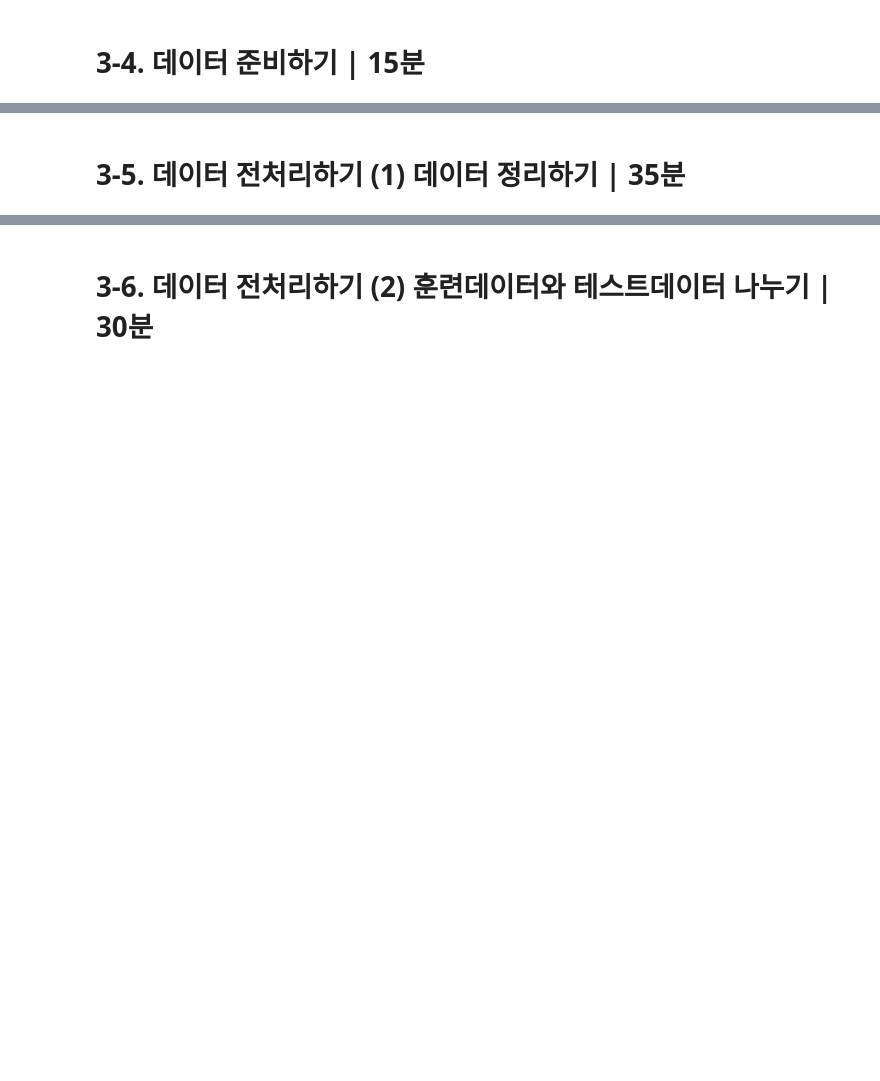
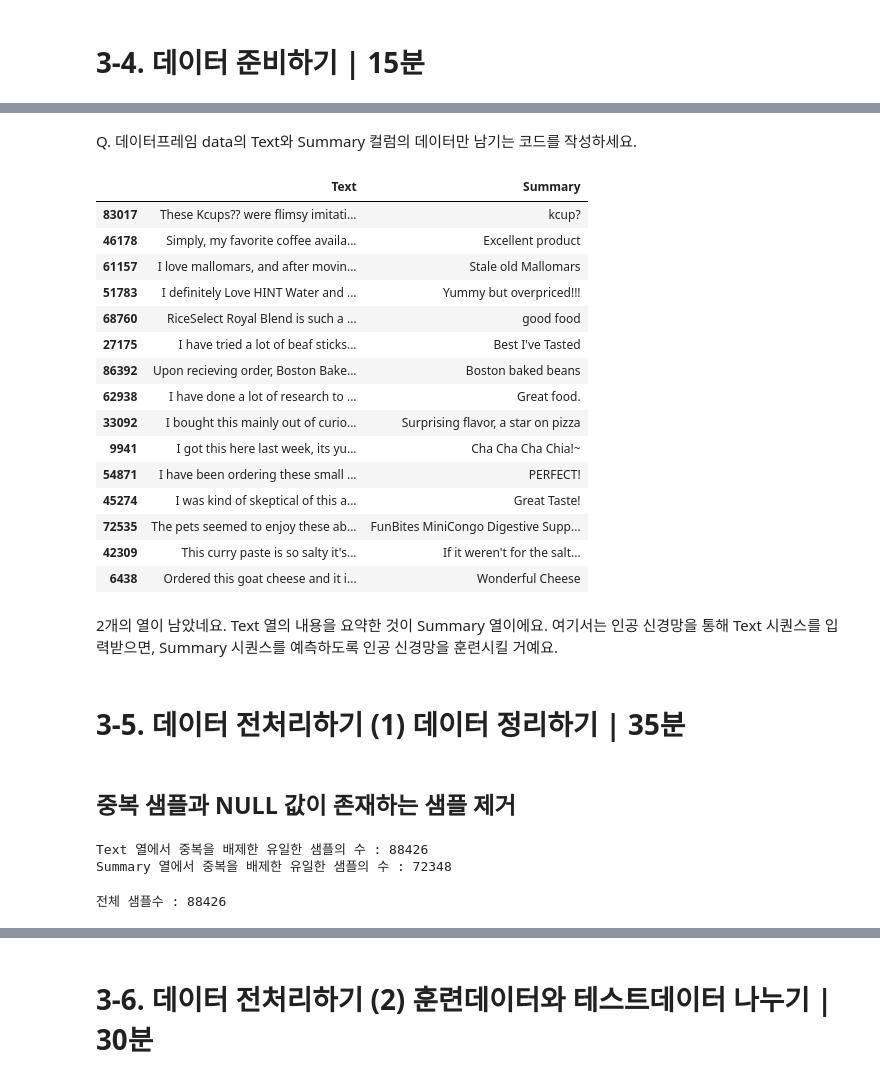
Before and after one commit to JUD210/exploration_02, a Jupyter notebook: ipynb_files/ex02_news_summarization.ipynb, the cells around one changed output, grey strips where cells are left out. Drawn from its saved outputs; the diff is of its cells as text; code cells hidden in the pictures; blank space fills up the shorter version.

```diff
--- a/ipynb_files/ex02_news_summarization.ipynb
+++ b/ipynb_files/ex02_news_summarization.ipynb
@@ -11,2 +55,44 @@
+# %% [markdown]
+Q. 데이터프레임 data의 Text와 Summary 컬럼의 데이터만 남기는 코드를 작성하세요.
+# %%
+# data = [[YOUR CODE]]
+data = data[['Text', 'Summary']]
+data.head()
+
+#랜덤한 15개 샘플 출력
+data.sample(15)
+# %% [output]
+|  | Text | Summary |
+| 83017 | These Kcups?? were flimsy imitati... | kcup? |
+| 46178 | Simply, my favorite coffee availa... | Excellent product |
+| 61157 | I love mallomars, and after movin... | Stale old Mallomars |
+| 51783 | I definitely Love HINT Water and ... | Yummy but overpriced!!! |
+| 68760 | RiceSelect Royal Blend is such a ... | good food |
+| 27175 | I have tried a lot of beaf sticks... | Best I've Tasted |
+| 86392 | Upon recieving order, Boston Bake... | Boston baked beans |
+| 62938 | I have done a lot of research to ... | Great food. |
+| 33092 | I bought this mainly out of curio... | Surprising flavor, a star on pizza |
+| 9941 | I got this here last week, its yu... | Cha Cha Cha Chia!~ |
+| 54871 | I have been ordering these small ... | PERFECT! |
+| 45274 | I was kind of skeptical of this a... | Great Taste! |
+| 72535 | The pets seemed to enjoy these ab... | FunBites MiniCongo Digestive Supp... |
+| 42309 | This curry paste is so salty it's... | If it weren't for the salt... |
+| 6438 | Ordered this goat cheese and it i... | Wonderful Cheese |
+# %% [markdown]
+2개의 열이 남았네요. Text 열의 내용을 요약한 것이 Summary 열이에요. 여기서는 인공 신경망을 통해 Text 시퀀스를 입력받으면, Summary 시퀀스를 예측하도록 인공 신경망을 훈련시킬 거예요.
 # %% [markdown]
 # 3-5. 데이터 전처리하기 (1) 데이터 정리하기 | 35분
+# %% [markdown]
+## 중복 샘플과 NULL 값이 존재하는 샘플 제거
+# %%
+print('Text 열에서 중복을 배제한 유일한 샘플의 수 :', data['Text'].nunique())
+print('Summary 열에서 중복을 배제한 유일한 샘플의 수 :', data['Summary'].nunique())
+# %% [output]
+Text 열에서 중복을 배제한 유일한 샘플의 수 : 88426
+Summary 열에서 중복을 배제한 유일한 샘플의 수 : 72348
+# %%
+# inplace=True 를 설정하면 DataFrame 타입 값을 return 하지 않고 data 내부를 직접적으로 바꿉니다
+data.drop_duplicates(subset = ['Text'], inplace=True)
+print('전체 샘플수 :', (len(data)))
+# %% [output]
+전체 샘플수 : 88426
```
Also changed, not shown: parts of 89 cells of this notebook.
